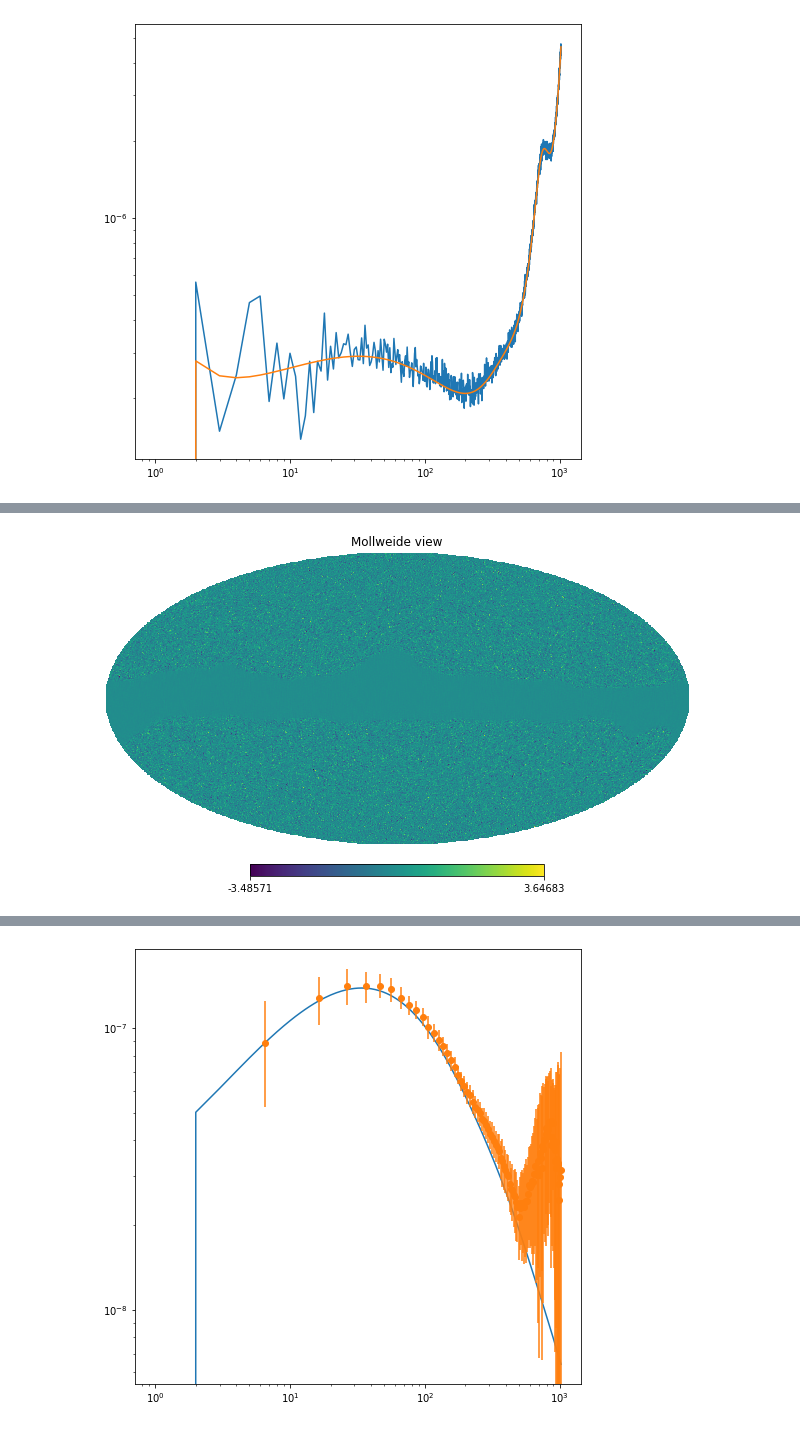
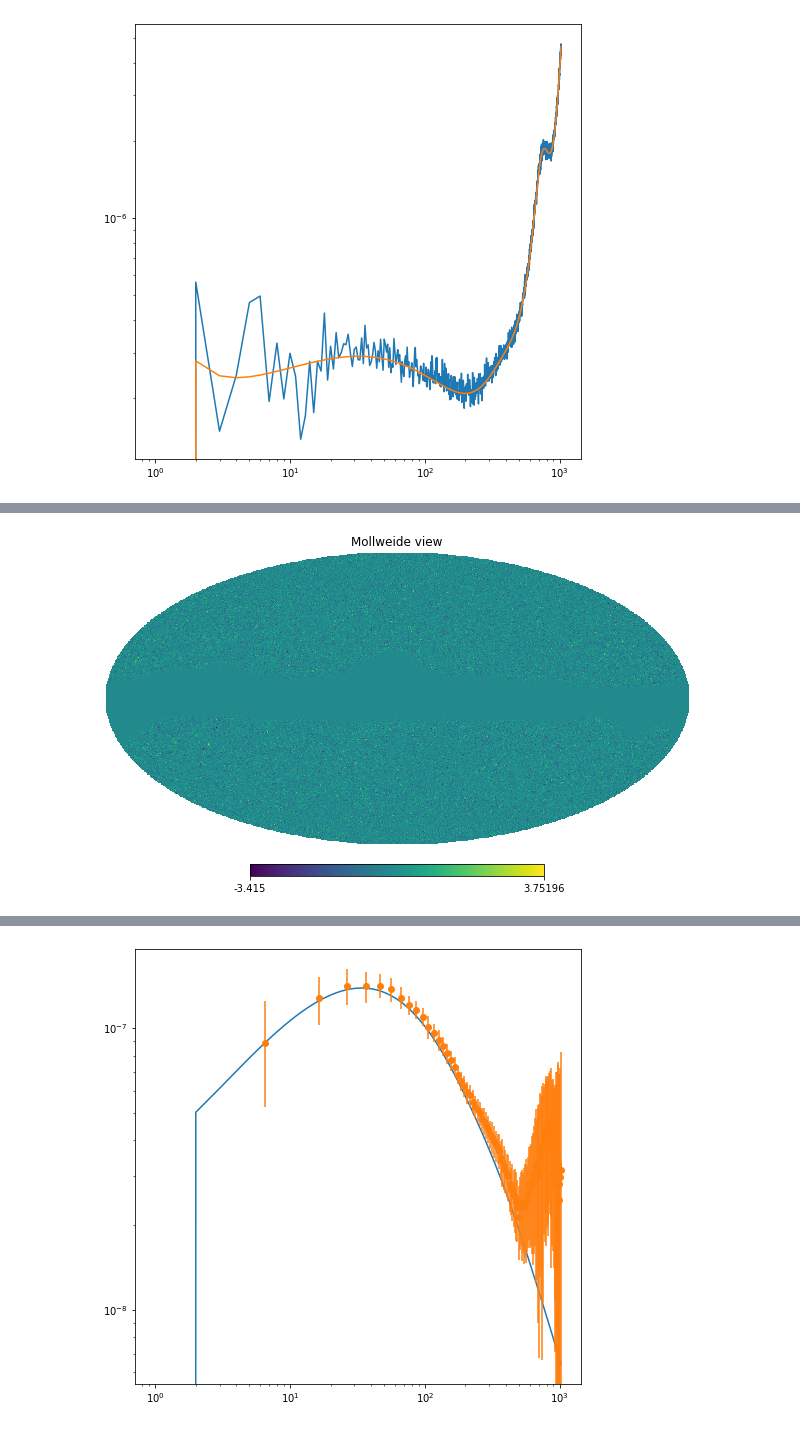
Before and after one commit to antolonappan/dell, a Jupyter notebook: Notebooks/reconstruction.ipynb, the cells around one changed output, grey strips where cells are left out. Drawn from its saved outputs; the diff is of its cells as text; code cells hidden in the pictures.

```diff
--- a/Notebooks/reconstruction.ipynb
+++ b/Notebooks/reconstruction.ipynb
@@ -30,7 +30,7 @@ mf = clpp.plot_mf(np.arange(400,501))#np.arange(200,501)
 # %%
-hp.mollview(clpp.get_kappa_map_sim(0))
+hp.mollview(clpp.get_kappa_map_sim(1))
 # %% [output]
-[figure, old version]
+[figure, new version]
 # %%
 clpp.plot_input_sim(0)
 # %% [output]
```
Also changed, not shown: parts of 9 cells of this notebook, 2 other files.
